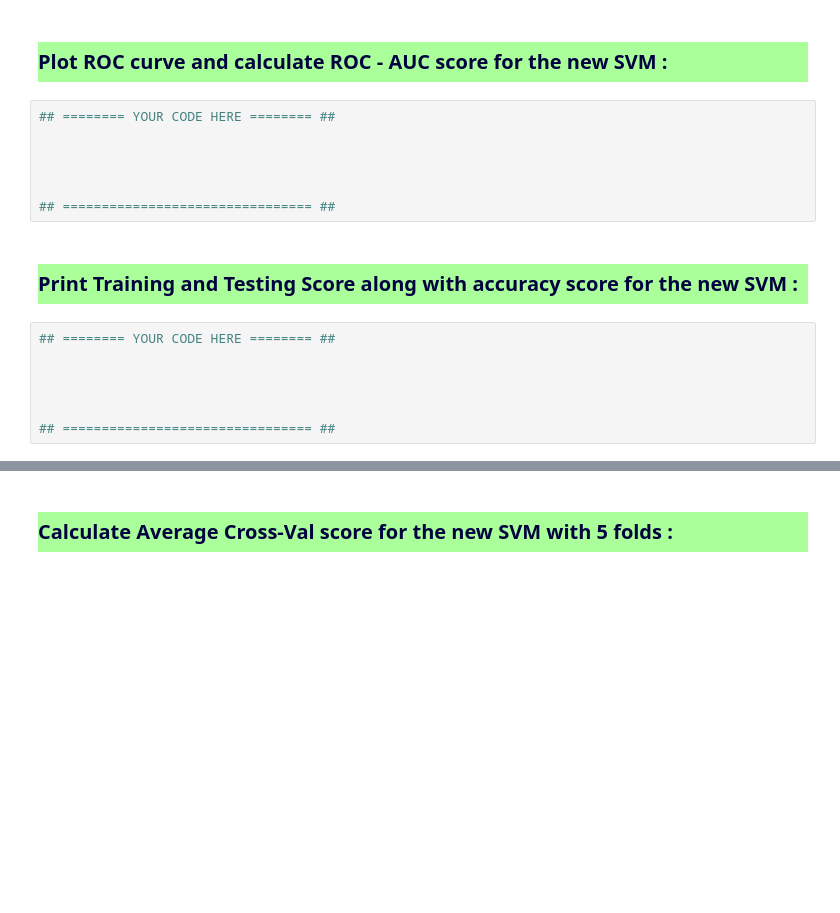
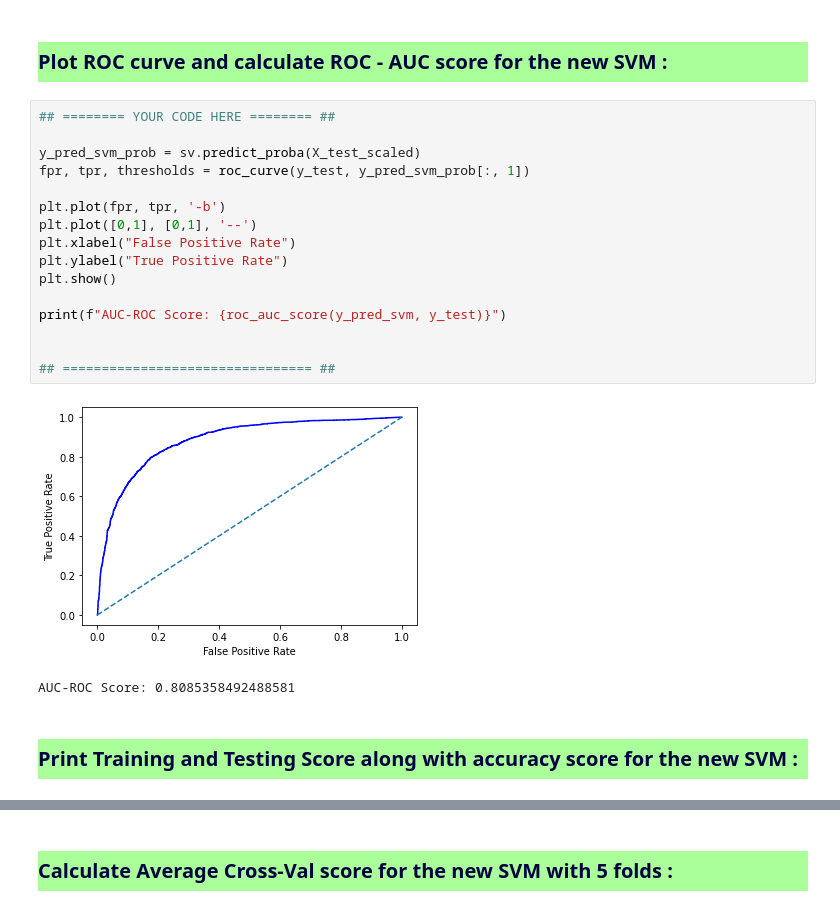
Before and after one commit to ramen-7/MachineLearning-DataScience, a Jupyter notebook: Week3/SA2021_W3.ipynb, the cells around one changed output, grey strips where cells are left out. Cells and saved outputs as stored; diff of their text form; blank space fills up the shorter version.

```diff
--- a/Week3/SA2021_W3.ipynb
+++ b/Week3/SA2021_W3.ipynb
@@ -339,18 +553,23 @@ print("y_test:",_____________) # y_test
 # %% [markdown]
 <h1 style="background-color:#ABFF9B;font-size:20px;color:#00033E;font-weight : bold">Plot ROC curve and calculate ROC - AUC score for the new SVM :</h1>
-# %%
-## ======== YOUR CODE HERE ======== ##
-
-
-
-
-## ================================ ##
+# %%
+## ======== YOUR CODE HERE ======== ##
+
+y_pred_svm_prob = sv.predict_proba(X_test_scaled)
+fpr, tpr, thresholds = roc_curve(y_test, y_pred_svm_prob[:, 1])
+
+plt.plot(fpr, tpr, '-b')
+plt.plot([0,1], [0,1], '--')
+plt.xlabel("False Positive Rate")
+plt.ylabel("True Positive Rate")
+plt.show()
+
+print(f"AUC-ROC Score: {roc_auc_score(y_pred_svm, y_test)}")
+
+
+## ================================ ##
+# %% [output]
+[figure, added]
+AUC-ROC Score: 0.8085358492488581
 # %% [markdown]
 <h1 style="background-color:#ABFF9B;font-size:20px;color:#00033E;font-weight : bold">Print Training and Testing Score along with accuracy score for the new SVM :</h1>
-# %%
-## ======== YOUR CODE HERE ======== ##
-
-
-
-
-## ================================ ##
```
Also changed, not shown: parts of 39 cells of this notebook.
